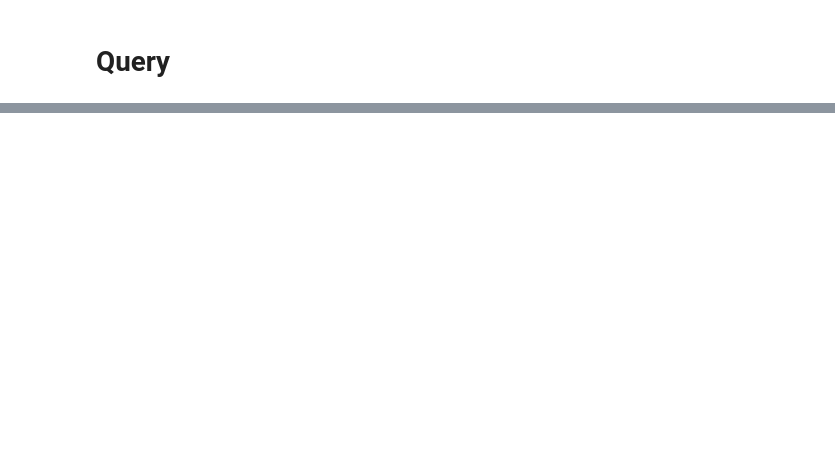
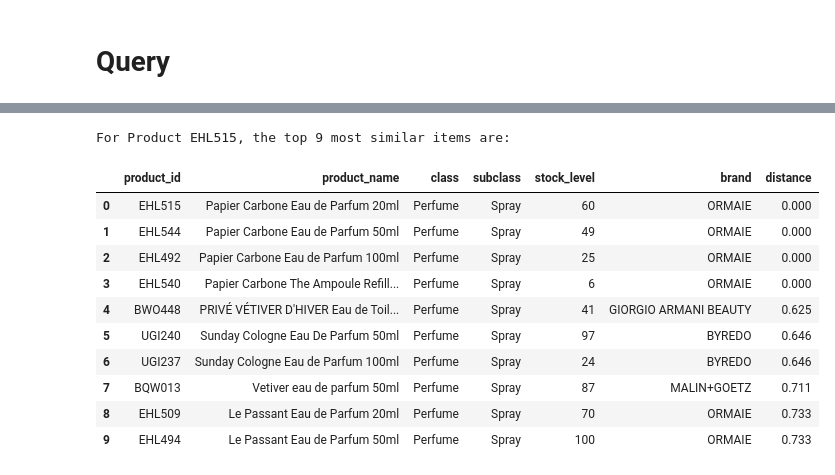
Before and after one commit to cintiaching/similar-cosmetic-product, a Jupyter notebook: main.ipynb, the cells around one changed output, grey strips where cells are left out. Cells and saved outputs as stored; diff of their text form; code cells hidden in the pictures; blank space fills up the shorter version.

```diff
--- a/main.ipynb
+++ b/main.ipynb
@@ -127,0 +144,13 @@ For Product AJK466, the top 9 most similar items are:
+# %%
+# another vectorstore for features
+perfume_vectorstore = SimilarProductVectorDB(
+    collection_name="perfume_similar_product_db",
+    distance_function="ip",
+    n_query_result=10,  # show at most top 10 most similar product in result
+)
+# %%
+# extract documents and metadata from table
+df = data.toPandas()
+# adding random stock level
+df["stock_level"] = np.random.randint(0, 101, size=len(df))
+df.head()
@@ -127,0 +164,42 @@ For Product AJK466, the top 9 most similar items are:
+# %%
+# embed the lists of words
+from sklearn.preprocessing import MultiLabelBinarizer
+
+# extract the complete vocabulary of unique words
+vocabulary = set(word for sublist in df["features"] for word in sublist)
+
+# initialize MultiLabelBinarizer
+mlb = MultiLabelBinarizer(classes=list(vocabulary))
+
+# fit and transform the 'features' column
+word_freq_vectors = mlb.fit_transform(df['features'])
+words = mlb.classes_
+
+# normalize the vector
+normalized_word_freq_array = word_freq_vectors / np.linalg.norm(word_freq_vectors, axis=1, keepdims=True)
+# %%
+# put embedding into vectordb
+product_ids = list(df["product_id"])
+product_metadatas = df[["product_name", "brand", "category", "class", "subclass", "stock_level"]].to_dict(
+    orient='records')
+
+perfume_vectorstore.add_embeddings(
+    embeddings=normalized_word_freq_array.tolist(),
+    metadatas=product_metadatas,
+    product_ids=product_ids,
+)
+# %%
+visualize_result(perfume_vectorstore.query_with_product_id(np.random.choice(product_ids, 1)[0]))
+# %% [output]
+For Product EHL515, the top 9 most similar items are:
+|  | product_id | product_name | class | subclass | stock_level | brand | distance |
+| 0 | EHL515 | Papier Carbone Eau de Parfum 20ml | Perfume | Spray | 60 | ORMAIE | 0.000 |
+| 1 | EHL544 | Papier Carbone Eau de Parfum 50ml | Perfume | Spray | 49 | ORMAIE | 0.000 |
+| 2 | EHL492 | Papier Carbone Eau de Parfum 100ml | Perfume | Spray | 25 | ORMAIE | 0.000 |
+| 3 | EHL540 | Papier Carbone The Ampoule Refill... | Perfume | Spray | 6 | ORMAIE | 0.000 |
+| 4 | BWO448 | PRIVÉ VÉTIVER D'HIVER Eau de Toil... | Perfume | Spray | 41 | GIORGIO ARMANI BEAUTY | 0.625 |
+| 5 | UGI240 | Sunday Cologne Eau De Parfum 50ml | Perfume | Spray | 97 | BYREDO | 0.646 |
+| 6 | UGI237 | Sunday Cologne Eau de Parfum 100ml | Perfume | Spray | 24 | BYREDO | 0.646 |
+| 7 | BQW013 | Vetiver eau de parfum 50ml | Perfume | Spray | 87 | MALIN+GOETZ | 0.711 |
+| 8 | EHL509 | Le Passant Eau de Parfum 20ml | Perfume | Spray | 70 | ORMAIE | 0.733 |
+| 9 | EHL494 | Le Passant Eau de Parfum 50ml | Perfume | Spray | 100 | ORMAIE | 0.733 |
```
Also changed, not shown: parts of 16 cells of this notebook.
